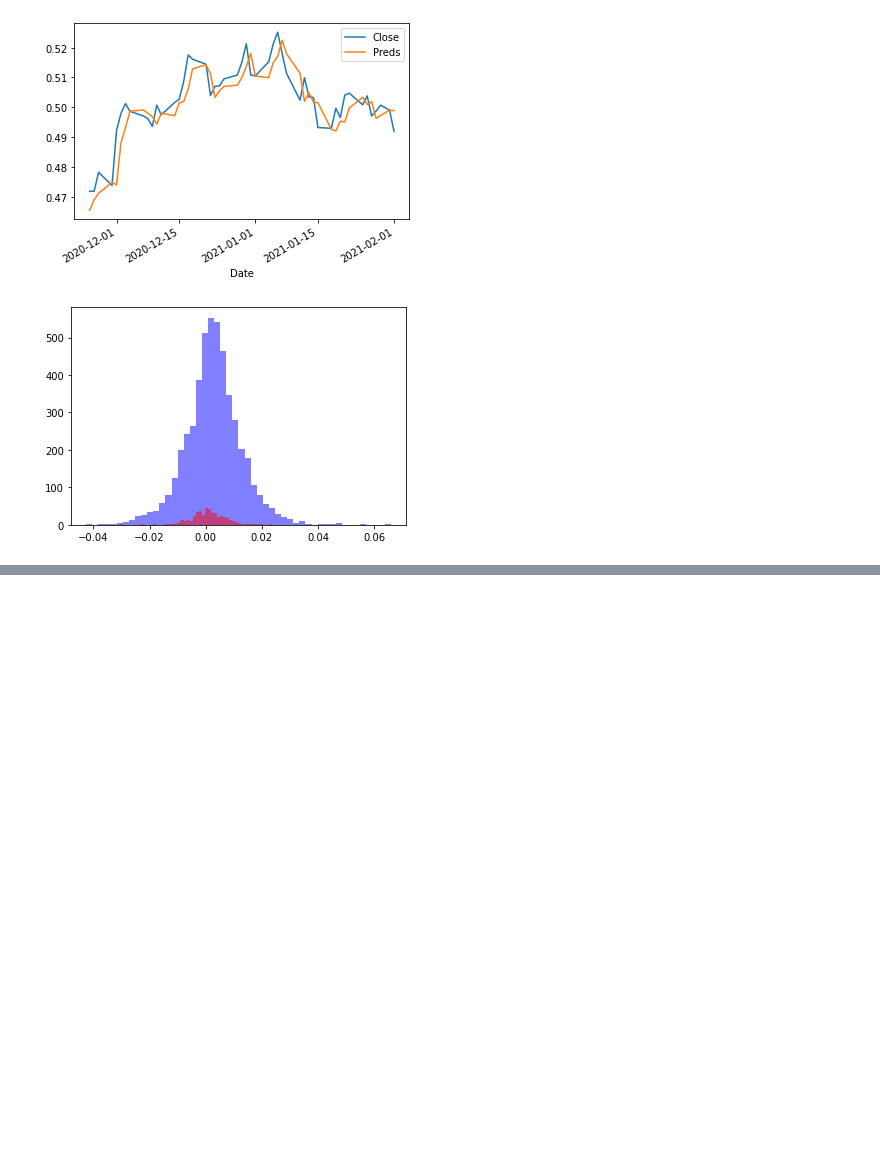
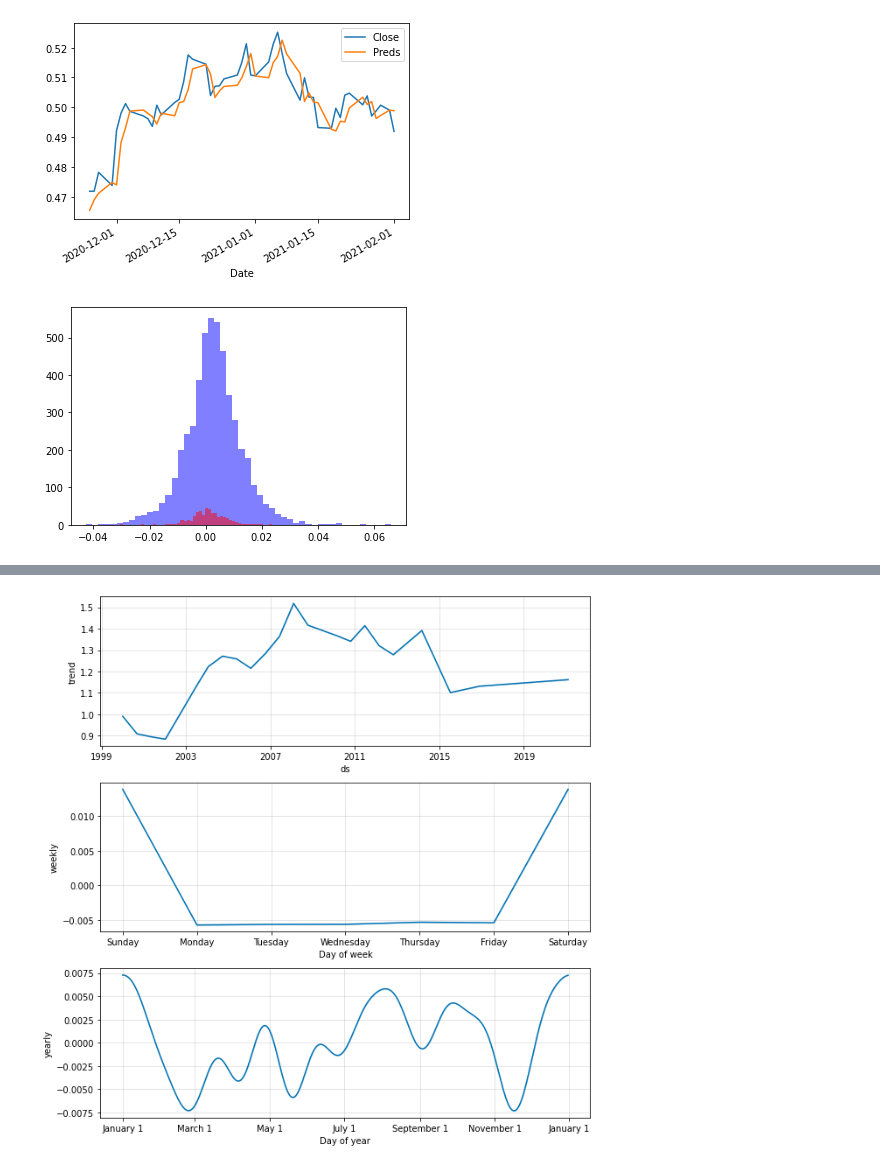
Before and after one commit to Smartsie/Invest, a Jupyter notebook: Invest_with_Currency.ipynb, the cells around one changed output, grey strips where cells are left out. Saved outputs shown, nothing was run; the diff lists cells and outputs as text; code cells hidden in the pictures; blank space fills up the shorter version.

```diff
--- a/Invest_with_Currency.ipynb
+++ b/Invest_with_Currency.ipynb
@@ -701,0 +678,5 @@ ValueError: ignored
+# %%
+m.plot_components(prediction)
+plt.show()
+# %% [output]
+[figure, added]
```
Also changed, not shown: parts of 17 cells of this notebook.
